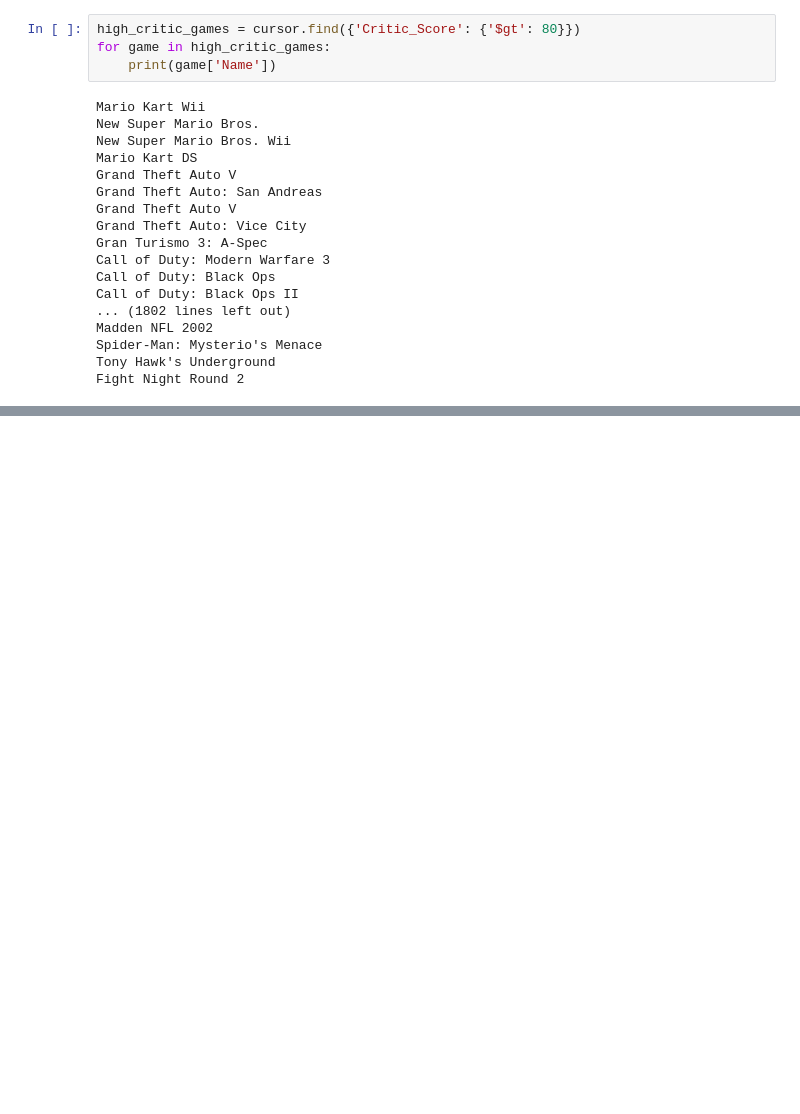
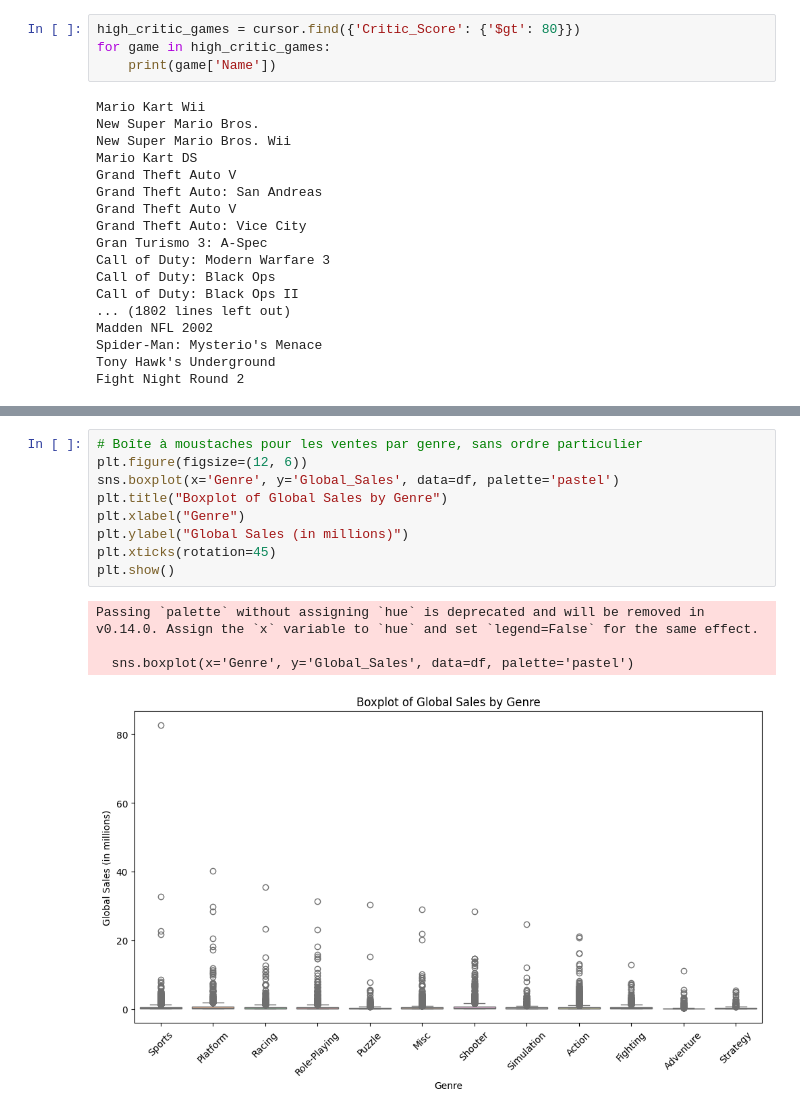
Before and after one commit to kyu19/MongoDB-Project, a Jupyter notebook: broullion_projet.ipynb, the cells around one changed output, grey strips where cells are left out. Saved outputs shown, nothing was run; the diff lists cells and outputs as text; blank space fills up the shorter version.

```diff
--- a/broullion_projet.ipynb
+++ b/broullion_projet.ipynb
@@ -140,0 +183,14 @@ Fight Night Round 2
+# %%
+# Boîte à moustaches pour les ventes par genre, sans ordre particulier
+plt.figure(figsize=(12, 6))
+sns.boxplot(x='Genre', y='Global_Sales', data=df, palette='pastel')
+plt.title("Boxplot of Global Sales by Genre")
+plt.xlabel("Genre")
+plt.ylabel("Global Sales (in millions)")
+plt.xticks(rotation=45)
+plt.show()
+# %% [output]
+Passing `palette` without assigning `hue` is deprecated and will be removed in v0.14.0. Assign the `x` variable to `hue` and set `legend=False` for the same effect.
+
+  sns.boxplot(x='Genre', y='Global_Sales', data=df, palette='pastel')
+[figure, added]
```
Also changed, not shown: parts of 5 cells of this notebook.
